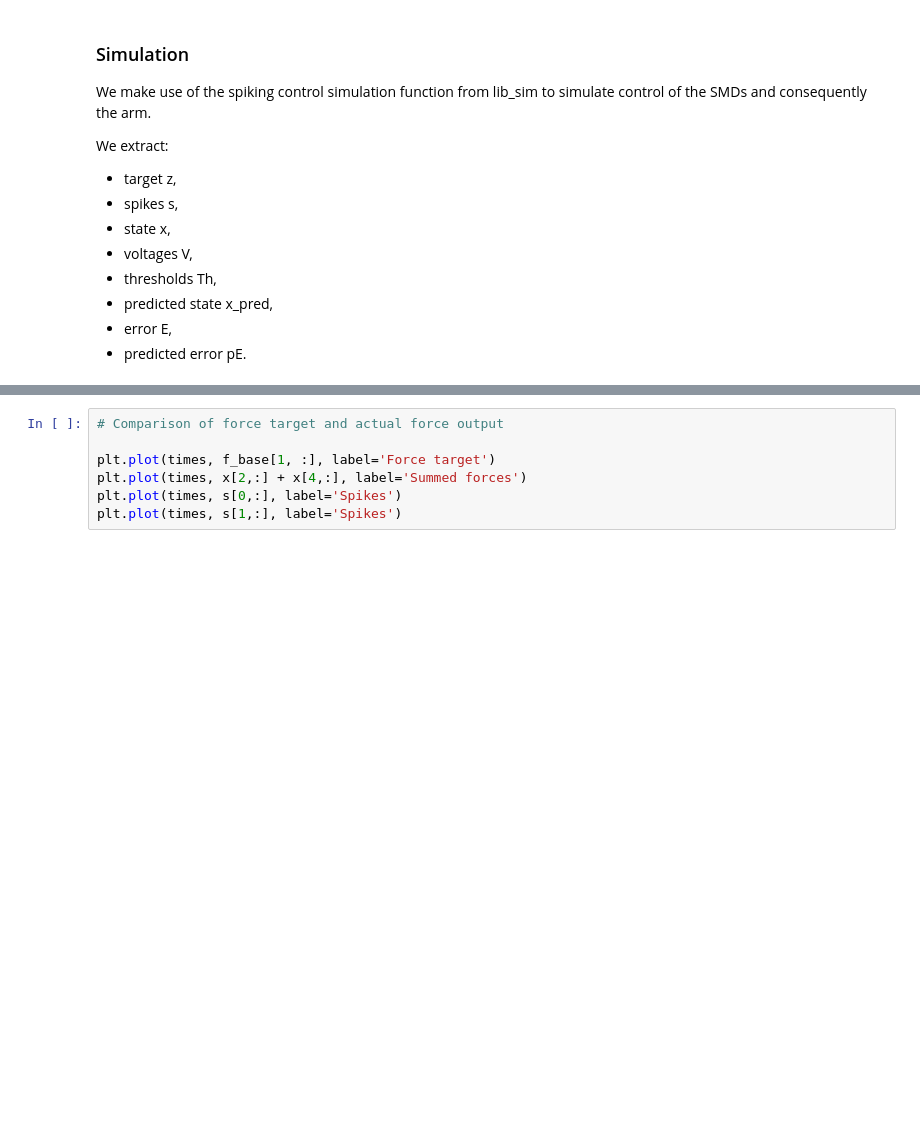
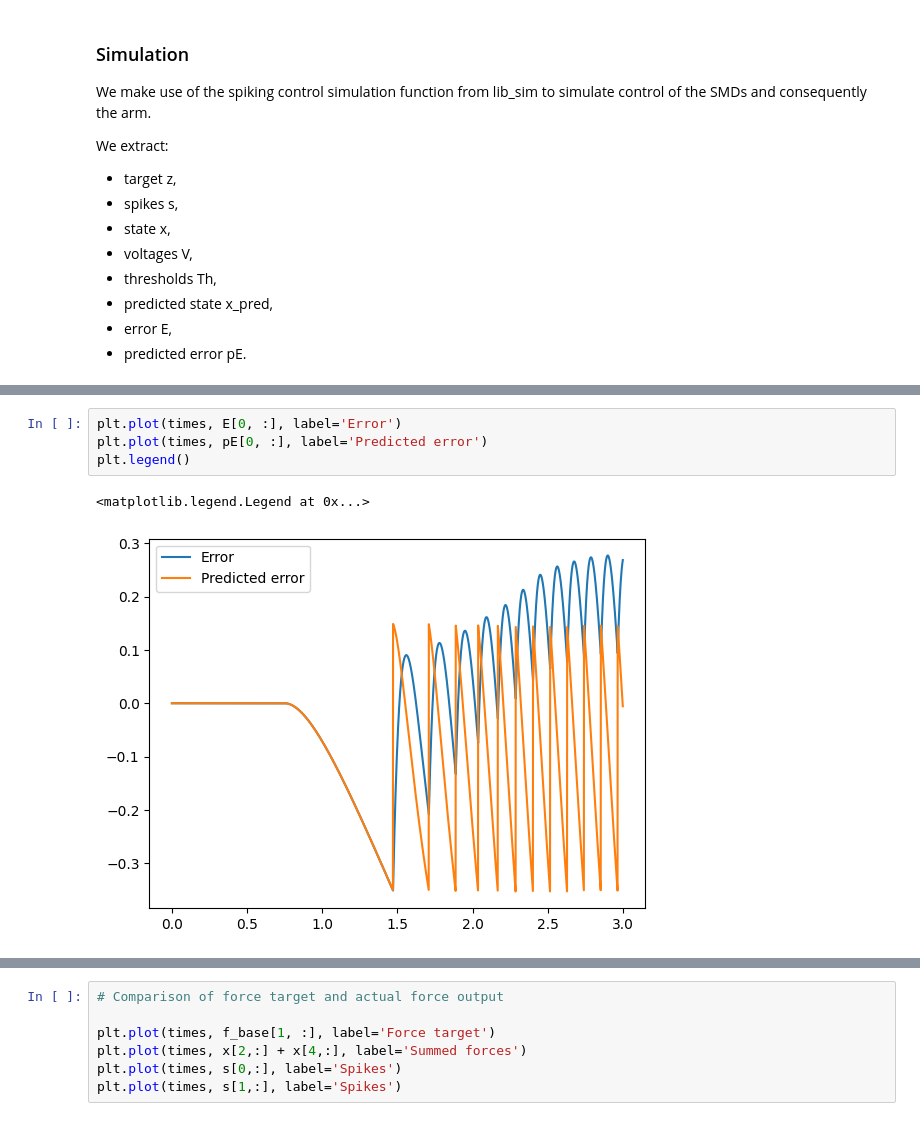
Before and after one commit to PaoloUmberto/2026---Obj4---MU-recruitment-model, a Jupyter notebook: first_MUs_control_force.ipynb, the cells around one changed output, grey strips where cells are left out. Cells and saved outputs as stored; diff of their text form; blank space fills up the shorter version.

```diff
--- a/first_MUs_control_force.ipynb
+++ b/first_MUs_control_force.ipynb
@@ -218,0 +235,7 @@ plt.plot(times, -s[1,:], label='Spikes')
+# %%
+plt.plot(times, E[0, :], label='Error')
+plt.plot(times, pE[0, :], label='Predicted error')
+plt.legend()
+# %% [output]
+<matplotlib.legend.Legend at 0x...>
+[figure, added]
```
Also changed, not shown: parts of 7 cells of this notebook.
